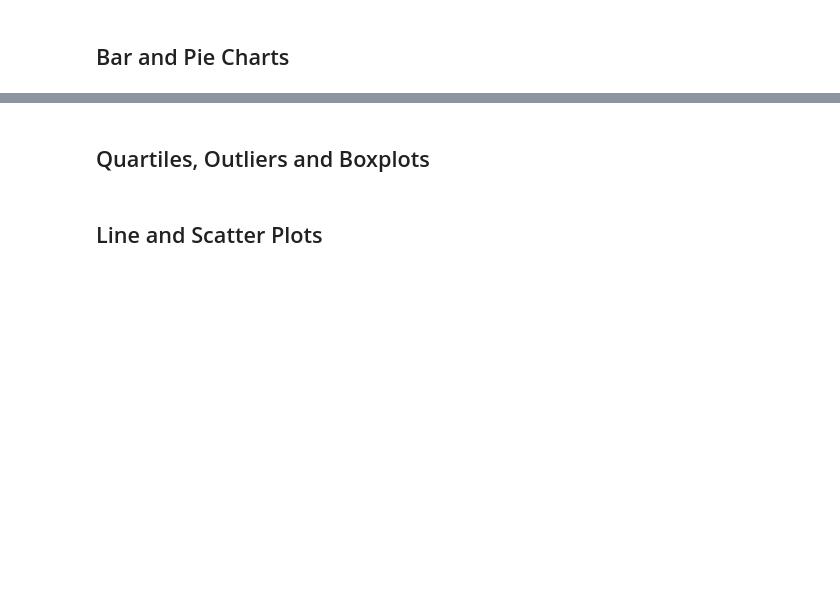
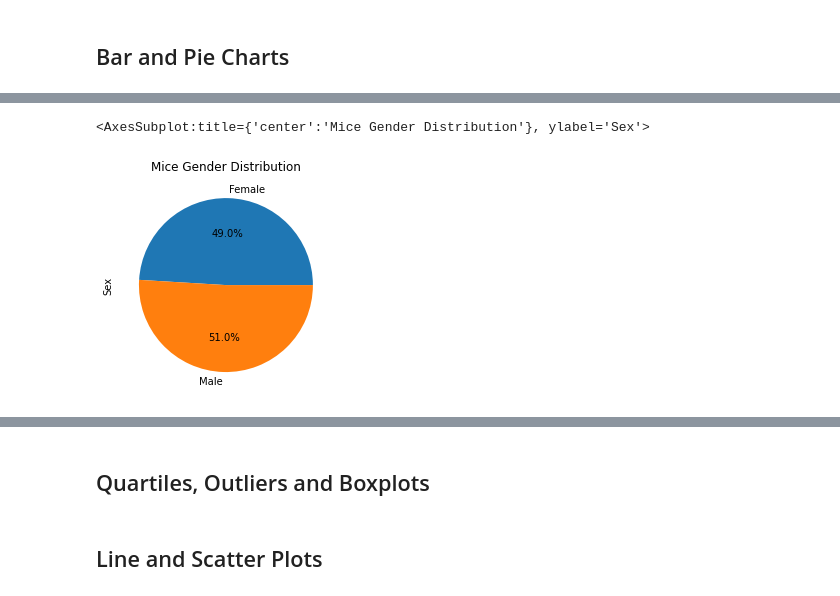
Before and after one commit to savi09/PymaceuticalsAnalysis, a Jupyter notebook: pymaceuticals_starter.ipynb, the cells around one changed output, grey strips where cells are left out. Saved outputs shown, nothing was run; the diff lists cells and outputs as text; code cells hidden in the pictures; blank space fills up the shorter version.

```diff
--- a/pymaceuticals_starter.ipynb
+++ b/pymaceuticals_starter.ipynb
@@ -164 +216,12 @@ DataFrame.plot()
+# %%
+# Generate a pie plot showing the distribution of female versus male mice using pandas
+drug_groupby_gender = study_clean_data.groupby('Sex')
+study_mice_gender = drug_groupby_gender['Mouse ID'].count()
+gender_mice_ct = study_mice_gender.to_frame()
+gender_mice_ct = gender_mice_ct.rename(columns = {"Mouse ID": 'Count of Mice'})
+gender_mice_ct = gender_mice_ct.sort_values(by=['Count of Mice'])
+gender_mice_ct.plot(y='Count of Mice', kind ='pie', autopct="%1.1f%%", ylabel = 'Sex', title = 'Mice Gender Distribution', legend = False)
+# %% [output]
+<AxesSubplot:title={'center':'Mice Gender Distribution'}, ylabel='Sex'>
+[figure, added]
 # %%
```
Also changed, not shown: parts of 11 cells of this notebook.
